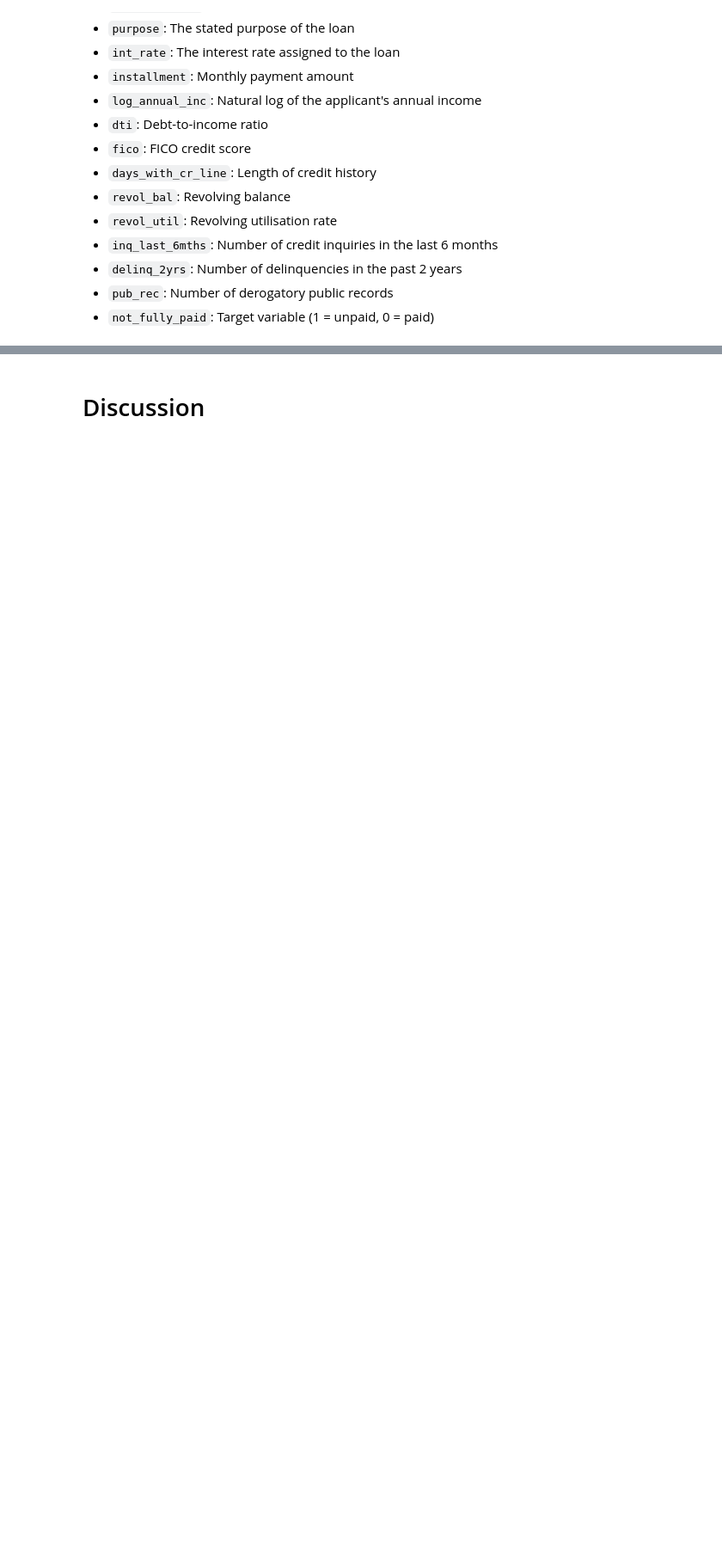
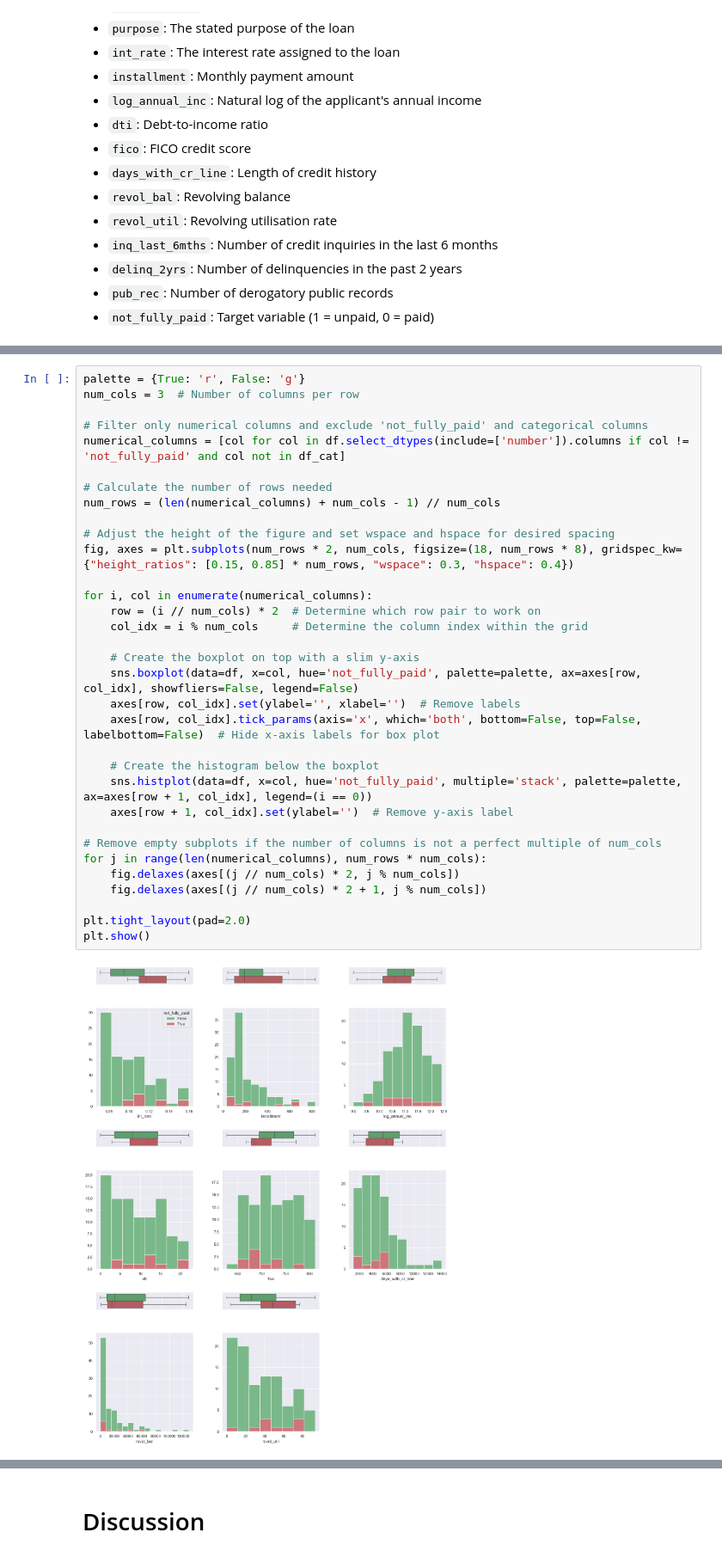
Before and after one commit to krshirkoohi/Loan-Default-Data-Analysis, a Jupyter notebook: LoanDefaultDataAnalysis.ipynb, the cells around one changed output, grey strips where cells are left out. Shown at 86% size. Saved outputs shown, nothing was run; the diff lists cells and outputs as text; blank space fills up the shorter version.

```diff
--- a/LoanDefaultDataAnalysis.ipynb
+++ b/LoanDefaultDataAnalysis.ipynb
@@ -40,0 +269,35 @@ Upon the borrower selection process, we wish to minimise the factors which corre
+# %%
+palette = {True: 'r', False: 'g'}
+num_cols = 3  # Number of columns per row
+
+# Filter only numerical columns and exclude 'not_fully_paid' and categorical columns
+numerical_columns = [col for col in df.select_dtypes(include=['number']).columns if col != 'not_fully_paid' and col not in df_cat]
+
+# Calculate the number of rows needed
+num_rows = (len(numerical_columns) + num_cols - 1) // num_cols
+
+# Adjust the height of the figure and set wspace and hspace for desired spacing
+fig, axes = plt.subplots(num_rows * 2, num_cols, figsize=(18, num_rows * 8), gridspec_kw={"height_ratios": [0.15, 0.85] * num_rows, "wspace": 0.3, "hspace": 0.4})
+
+for i, col in enumerate(numerical_columns):
+    row = (i // num_cols) * 2  # Determine which row pair to work on
+    col_idx = i % num_cols     # Determine the column index within the grid
+
+    # Create the boxplot on top with a slim y-axis
+    sns.boxplot(data=df, x=col, hue='not_fully_paid', palette=palette, ax=axes[row, col_idx], showfliers=False, legend=False)
+    axes[row, col_idx].set(ylabel='', xlabel='')  # Remove labels
+    axes[row, col_idx].tick_params(axis='x', which='both', bottom=False, top=False, labelbottom=False)  # Hide x-axis labels for box plot
+
+    # Create the histogram below the boxplot
+    sns.histplot(data=df, x=col, hue='not_fully_paid', multiple='stack', palette=palette, ax=axes[row + 1, col_idx], legend=(i == 0))
+    axes[row + 1, col_idx].set(ylabel='')  # Remove y-axis label
+
+# Remove empty subplots if the number of columns is not a perfect multiple of num_cols
+for j in range(len(numerical_columns), num_rows * num_cols):
+    fig.delaxes(axes[(j // num_cols) * 2, j % num_cols])
+    fig.delaxes(axes[(j // num_cols) * 2 + 1, j % num_cols])
+
+plt.tight_layout(pad=2.0)
+plt.show()
+# %% [output]
+[figure, added]
```
Also changed, not shown: parts of 49 cells of this notebook, 1 other file.
